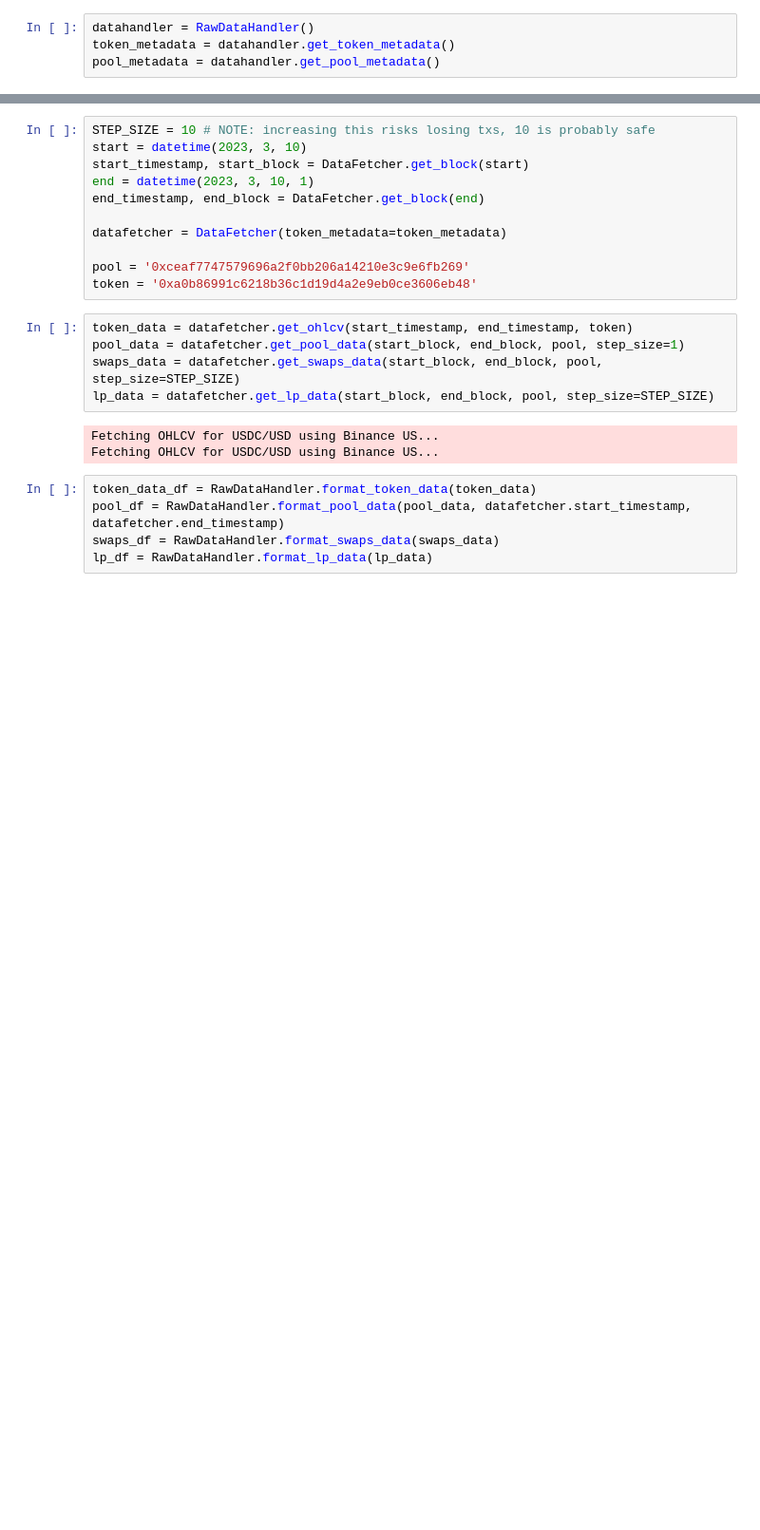
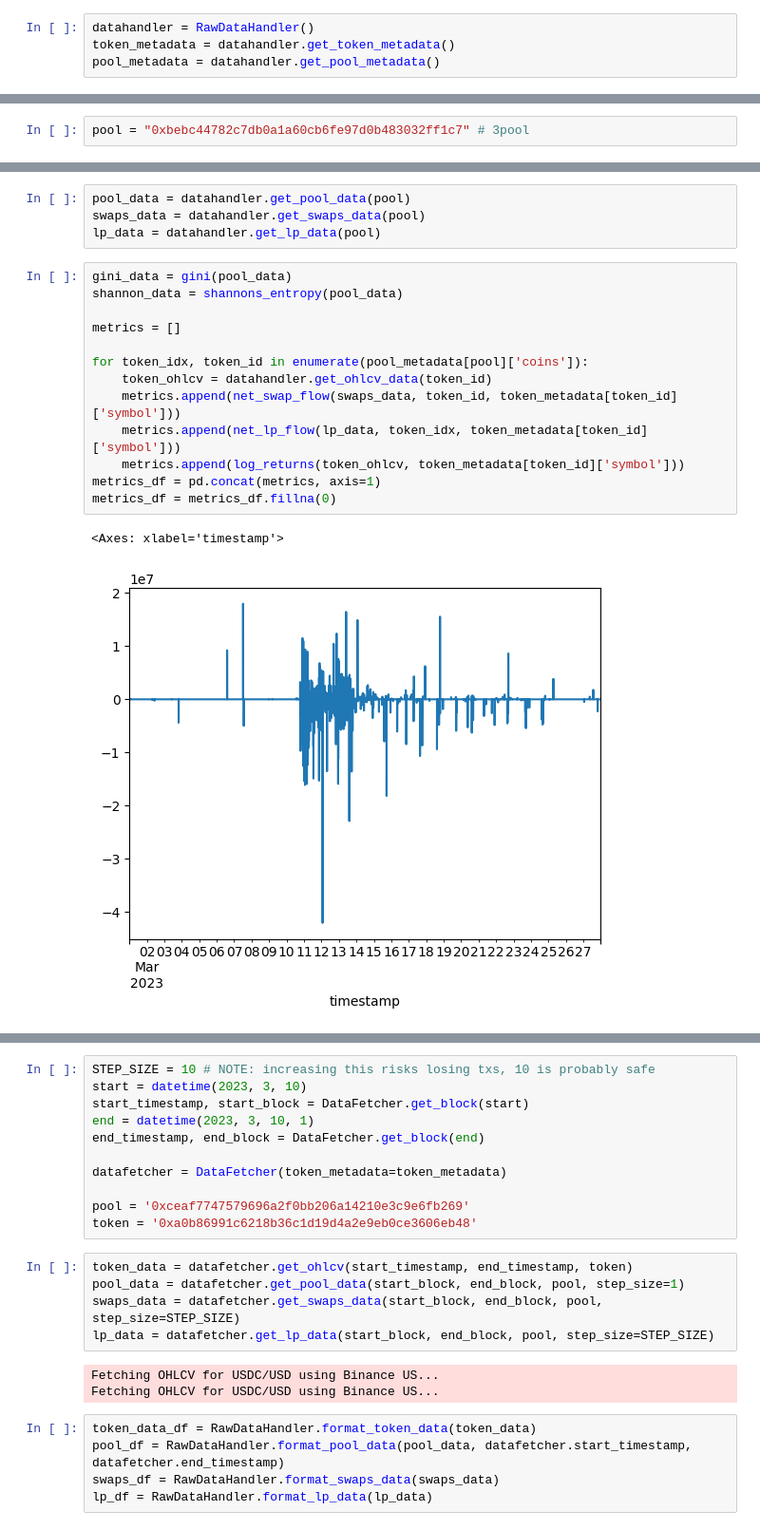
Before and after one commit to xenophonlabs/curve-lp-metrics, a Jupyter notebook: explore.ipynb, the cells around one changed output, grey strips where cells are left out. Shown: that part at 95% size. Drawn from its saved outputs; the diff is of its cells as text; blank space fills up the shorter version.

```diff
--- a/explore.ipynb
+++ b/explore.ipynb
@@ -50,0 +23,2 @@ dict_keys(['0x853d955acef822db058eb8505911ed77f175b99e', '0x5e8422345238f3427588
+# %%
+pool = "0xbebc44782c7db0a1a60cb6fe97d0b483032ff1c7" # 3pool
@@ -50,0 +47,20 @@ dict_keys(['0x853d955acef822db058eb8505911ed77f175b99e', '0x5e8422345238f3427588
+# %%
+pool_data = datahandler.get_pool_data(pool)
+swaps_data = datahandler.get_swaps_data(pool)
+lp_data = datahandler.get_lp_data(pool)
+# %%
+gini_data = gini(pool_data)
+shannon_data = shannons_entropy(pool_data)
+
+metrics = []
+
+for token_idx, token_id in enumerate(pool_metadata[pool]['coins']):
+    token_ohlcv = datahandler.get_ohlcv_data(token_id)
+    metrics.append(net_swap_flow(swaps_data, token_id, token_metadata[token_id]['symbol']))
+    metrics.append(net_lp_flow(lp_data, token_idx, token_metadata[token_id]['symbol']))
+    metrics.append(log_returns(token_ohlcv, token_metadata[token_id]['symbol']))
+metrics_df = pd.concat(metrics, axis=1)
+metrics_df = metrics_df.fillna(0)
+# %% [output]
+<Axes: xlabel='timestamp'>
+[figure, added]
```
Also changed, not shown: parts of 9 cells of this notebook, 6 other files.
